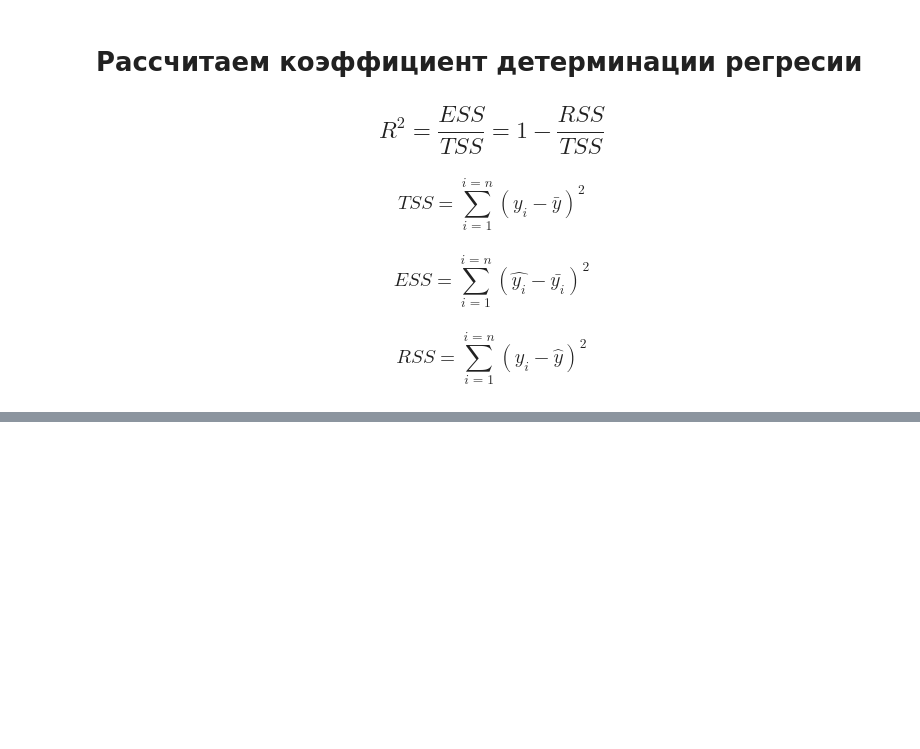
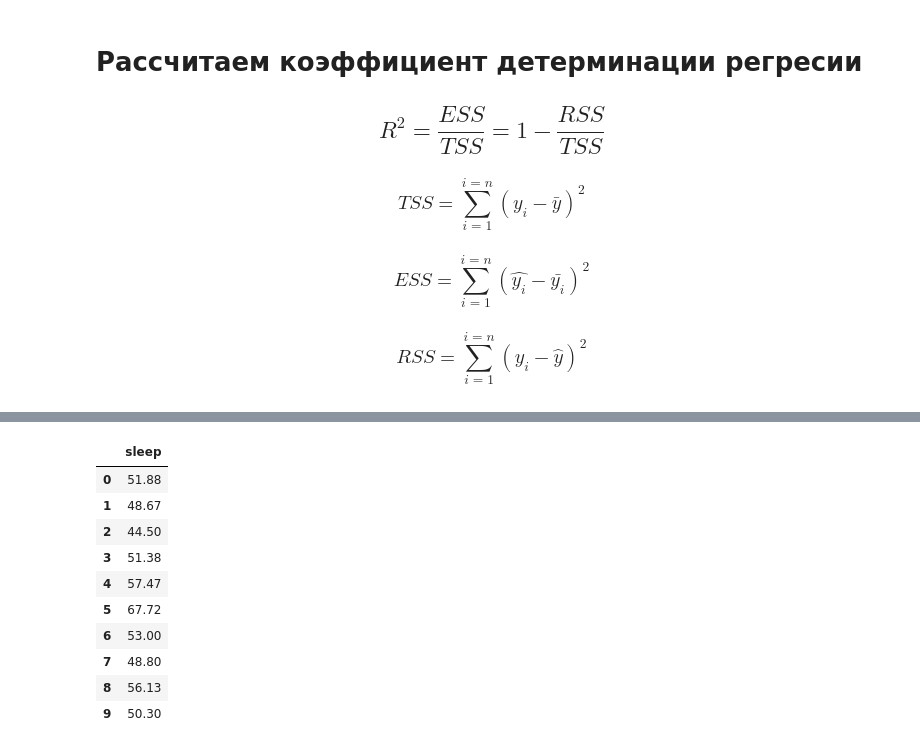
Before and after one commit to artamonoff/econometrica-spring23, a Jupyter notebook: python-notebooks/OLS.ipynb, the cells around one changed output, grey strips where cells are left out. Cells and saved outputs as stored; diff of their text form; code cells hidden in the pictures; blank space fills up the shorter version.

```diff
--- a/python-notebooks/OLS.ipynb
+++ b/python-notebooks/OLS.ipynb
@@ -98,0 +142,16 @@ R2det
+# %%
+# Столбец значений для зависимой переменной выглядит так:
+Y = df[['sleep']]
+Y
+# %% [output]
+|  | sleep |
+| 0 | 51.88 |
+| 1 | 48.67 |
+| 2 | 44.50 |
+| 3 | 51.38 |
+| 4 | 57.47 |
+| 5 | 67.72 |
+| 6 | 53.00 |
+| 7 | 48.80 |
+| 8 | 56.13 |
+| 9 | 50.30 |
```
Also changed, not shown: parts of 19 cells of this notebook.
